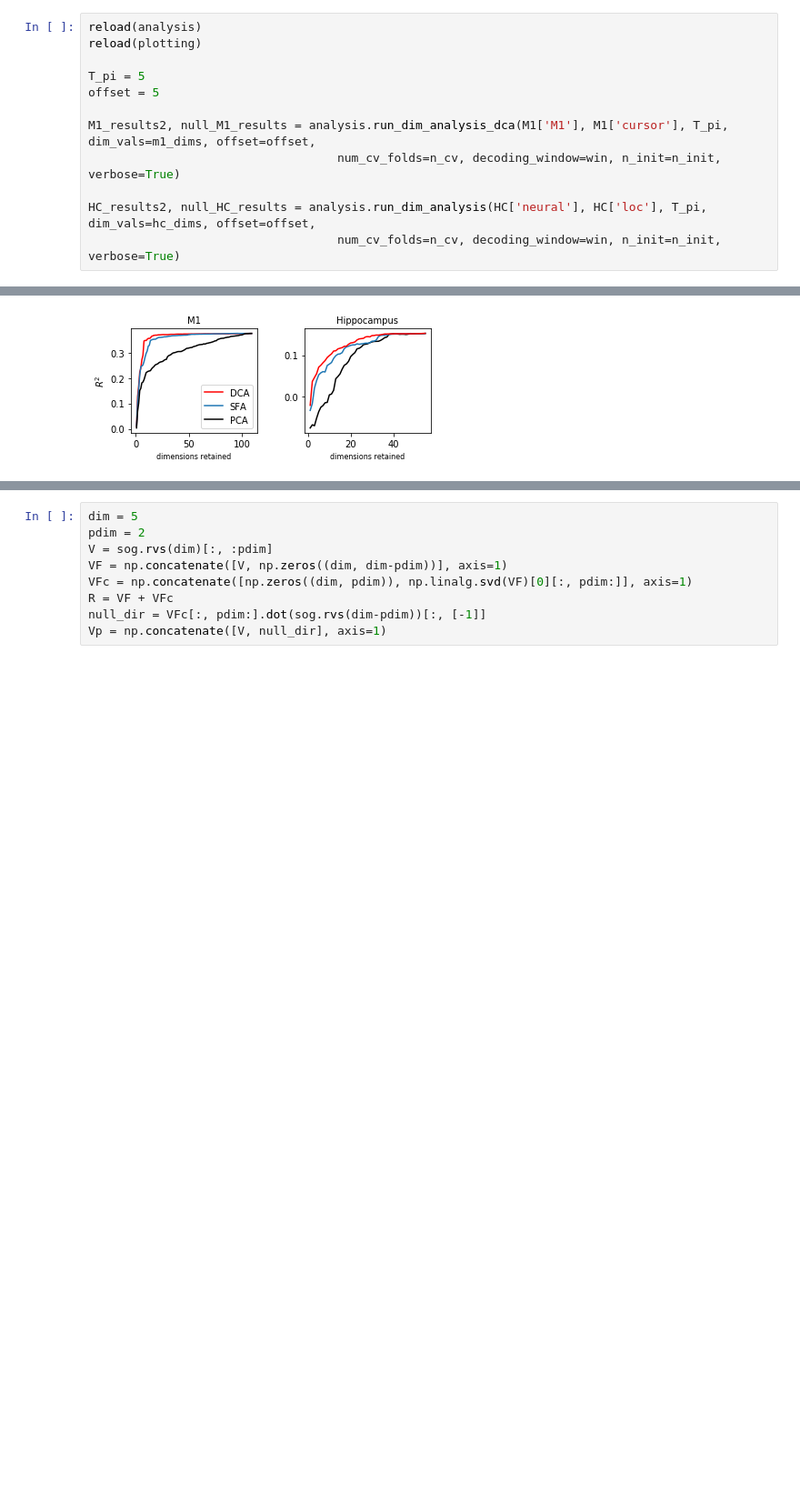
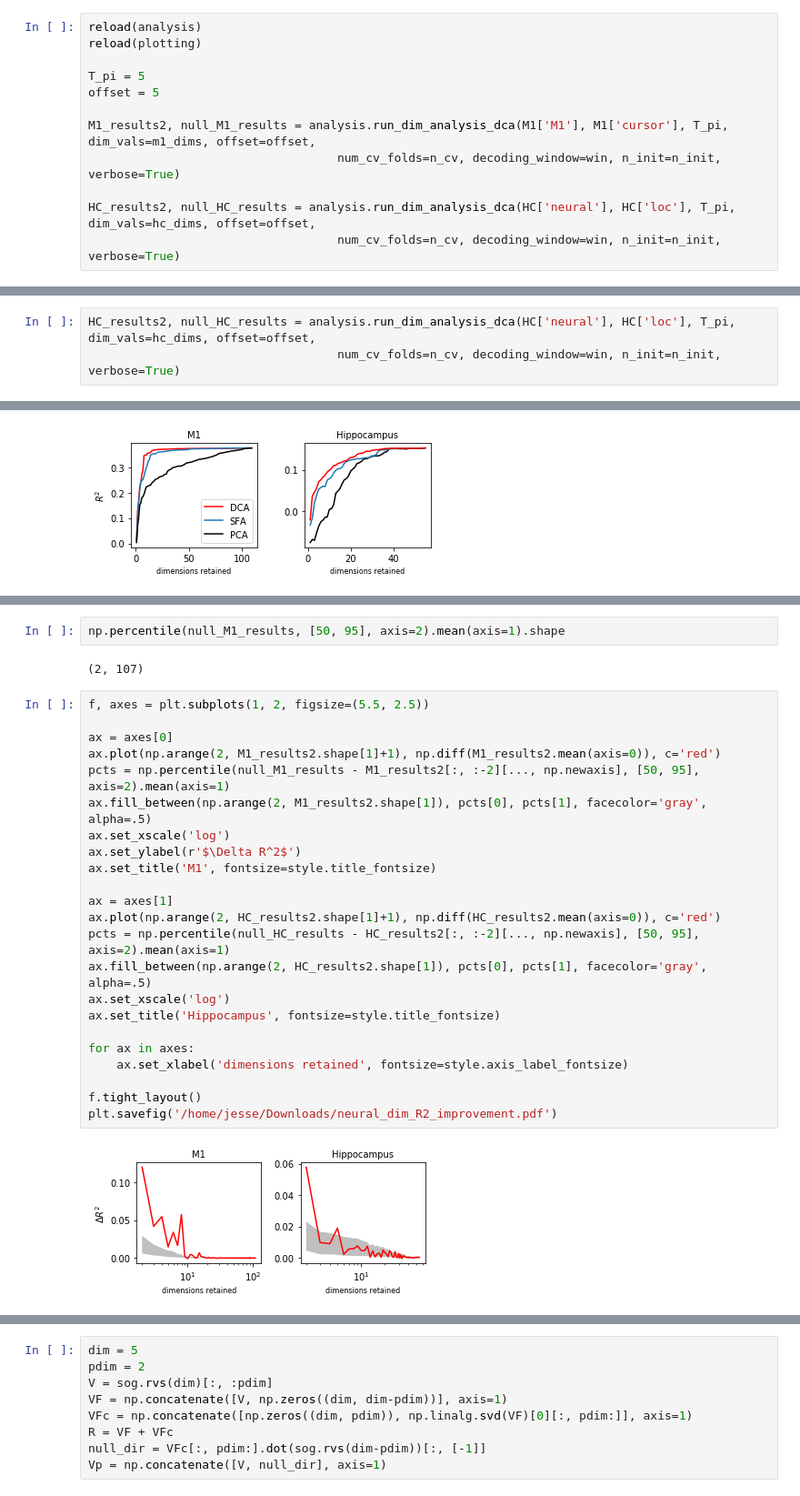
Before and after one commit to BouchardLab/DynamicalComponentsAnalysis, a Jupyter notebook: notebooks/neural_data_dim_scan.ipynb, the cells around one changed output, grey strips where cells are left out. Shown: that part at 91% size. Saved outputs shown, nothing was run; the diff lists cells and outputs as text; blank space fills up the shorter version.

```diff
--- a/notebooks/neural_data_dim_scan.ipynb
+++ b/notebooks/neural_data_dim_scan.ipynb
@@ -75,7 +75,7 @@ offset = 5
 M1_results2, null_M1_results = analysis.run_dim_analysis_dca(M1['M1'], M1['cursor'], T_pi, dim_vals=m1_dims, offset=offset,
                                    num_cv_folds=n_cv, decoding_window=win, n_init=n_init, verbose=True)
 
-HC_results2, null_HC_results = analysis.run_dim_analysis(HC['neural'], HC['loc'], T_pi, dim_vals=hc_dims, offset=offset,
+HC_results2, null_HC_results = analysis.run_dim_analysis_dca(HC['neural'], HC['loc'], T_pi, dim_vals=hc_dims, offset=offset,
                                    num_cv_folds=n_cv, decoding_window=win, n_init=n_init, verbose=True)
 # %% [output]
 fold 1 of 5
@@ -86,0 +99,3 @@ dim 5 of 109
+# %%
+HC_results2, null_HC_results = analysis.run_dim_analysis_dca(HC['neural'], HC['loc'], T_pi, dim_vals=hc_dims, offset=offset,
+                                   num_cv_folds=n_cv, decoding_window=win, n_init=n_init, verbose=True)
@@ -123,0 +195,29 @@ from scipy.stats import special_ortho_group as sog
+# %%
+np.percentile(null_M1_results, [50, 95], axis=2).mean(axis=1).shape
+# %% [output]
+(2, 107)
+# %%
+f, axes = plt.subplots(1, 2, figsize=(5.5, 2.5))
+
+ax = axes[0]
+ax.plot(np.arange(2, M1_results2.shape[1]+1), np.diff(M1_results2.mean(axis=0)), c='red')
+pcts = np.percentile(null_M1_results - M1_results2[:, :-2][..., np.newaxis], [50, 95], axis=2).mean(axis=1)
+ax.fill_between(np.arange(2, M1_results2.shape[1]), pcts[0], pcts[1], facecolor='gray', alpha=.5)
+ax.set_xscale('log')
+ax.set_ylabel(r'$\Delta R^2$')
+ax.set_title('M1', fontsize=style.title_fontsize)
+
+ax = axes[1]
+ax.plot(np.arange(2, HC_results2.shape[1]+1), np.diff(HC_results2.mean(axis=0)), c='red')
+pcts = np.percentile(null_HC_results - HC_results2[:, :-2][..., np.newaxis], [50, 95], axis=2).mean(axis=1)
+ax.fill_between(np.arange(2, HC_results2.shape[1]), pcts[0], pcts[1], facecolor='gray', alpha=.5)
+ax.set_xscale('log')
+ax.set_title('Hippocampus', fontsize=style.title_fontsize)
+
+for ax in axes:
+    ax.set_xlabel('dimensions retained', fontsize=style.axis_label_fontsize)
+
+f.tight_layout()
+plt.savefig('/home/jesse/Downloads/neural_dim_R2_improvement.pdf')
+# %% [output]
+[figure, added]
```
Also changed, not shown: parts of 13 cells of this notebook, 5 other files.
